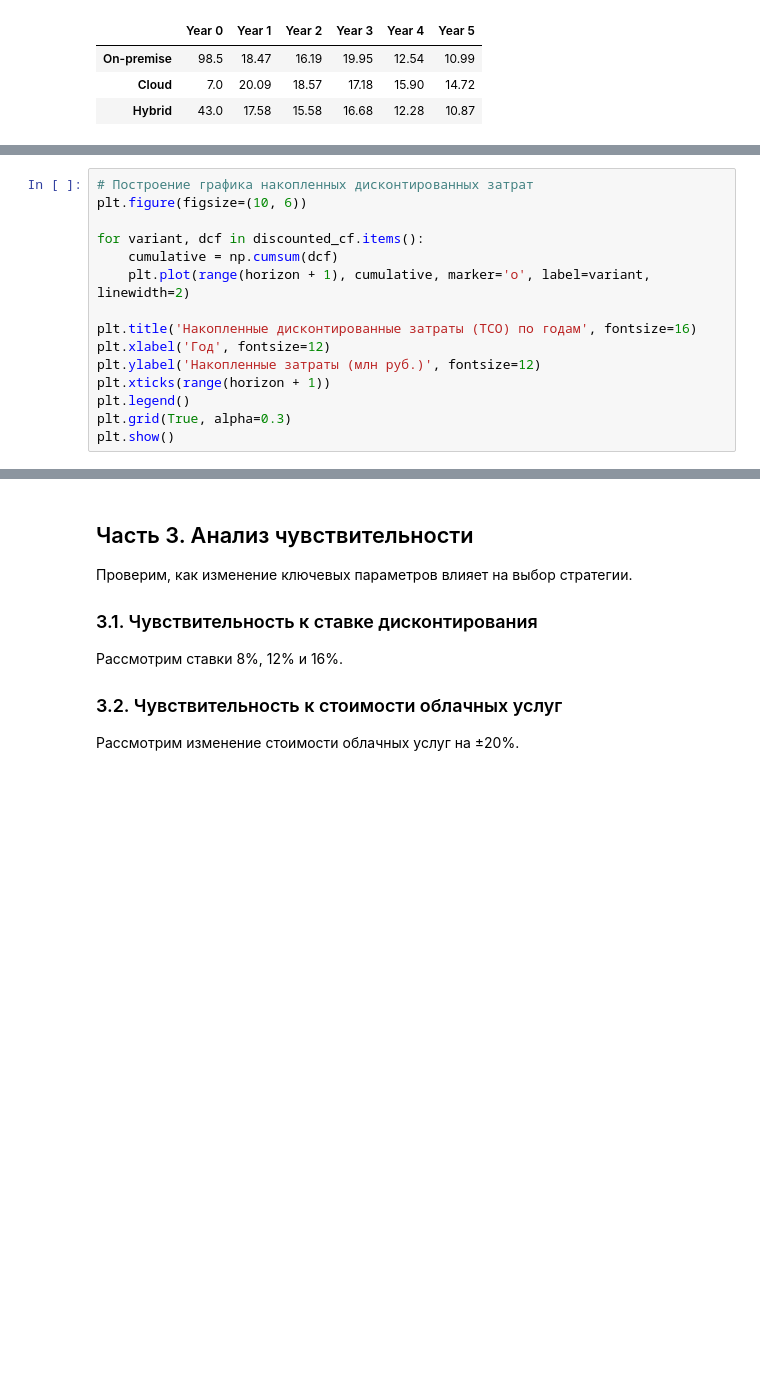
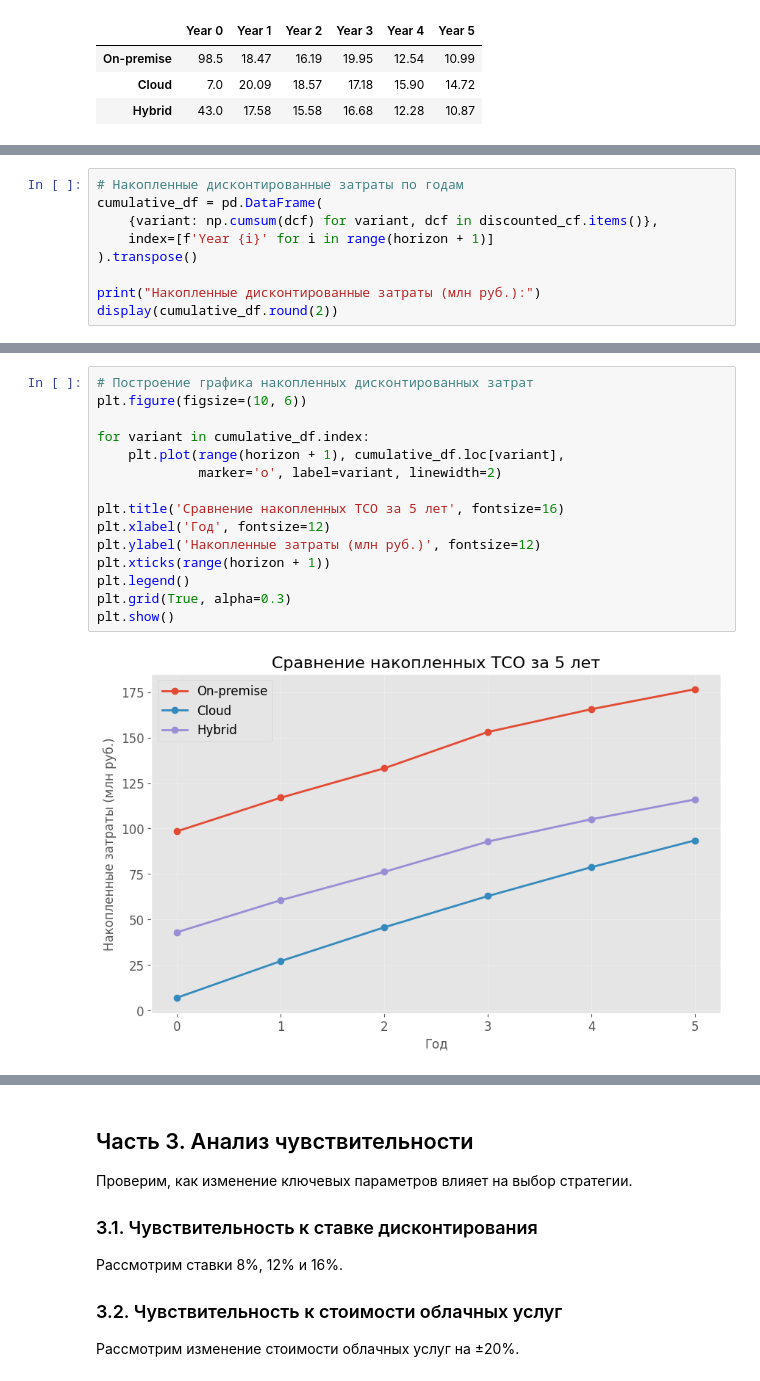
Before and after one commit to archipristessa/economy-of-informatization-exam, a Jupyter notebook: task_07_TCO.ipynb, the cells around one changed output, grey strips where cells are left out. Drawn from its saved outputs; the diff is of its cells as text; blank space fills up the shorter version.

```diff
--- a/task_07_TCO.ipynb
+++ b/task_07_TCO.ipynb
@@ -278,15 +214,0 @@ False
-# %%
-# Построение графика накопленных дисконтированных затрат
-plt.figure(figsize=(10, 6))
-
-for variant, dcf in discounted_cf.items():
-    cumulative = np.cumsum(dcf)
-    plt.plot(range(horizon + 1), cumulative, marker='o', label=variant, linewidth=2)
-
-plt.title('Накопленные дисконтированные затраты (ТСО) по годам', fontsize=16)
-plt.xlabel('Год', fontsize=12)
-plt.ylabel('Накопленные затраты (млн руб.)', fontsize=12)
-plt.xticks(range(horizon + 1))
-plt.legend()
-plt.grid(True, alpha=0.3)
-plt.show()
@@ -294,0 +219,9 @@ plt.show()
+# %%
+# Накопленные дисконтированные затраты по годам
+cumulative_df = pd.DataFrame(
+    {variant: np.cumsum(dcf) for variant, dcf in discounted_cf.items()},
+    index=[f'Year {i}' for i in range(horizon + 1)]
+).transpose()
+
+print("Накопленные дисконтированные затраты (млн руб.):")
+display(cumulative_df.round(2))
@@ -294,0 +234,17 @@ plt.show()
+# %%
+# Построение графика накопленных дисконтированных затрат
+plt.figure(figsize=(10, 6))
+
+for variant in cumulative_df.index:
+    plt.plot(range(horizon + 1), cumulative_df.loc[variant],
+             marker='o', label=variant, linewidth=2)
+
+plt.title('Сравнение накопленных ТСО за 5 лет', fontsize=16)
+plt.xlabel('Год', fontsize=12)
+plt.ylabel('Накопленные затраты (млн руб.)', fontsize=12)
+plt.xticks(range(horizon + 1))
+plt.legend()
+plt.grid(True, alpha=0.3)
+plt.show()
+# %% [output]
+[figure, added]
```
Also changed, not shown: parts of 16 cells of this notebook.
